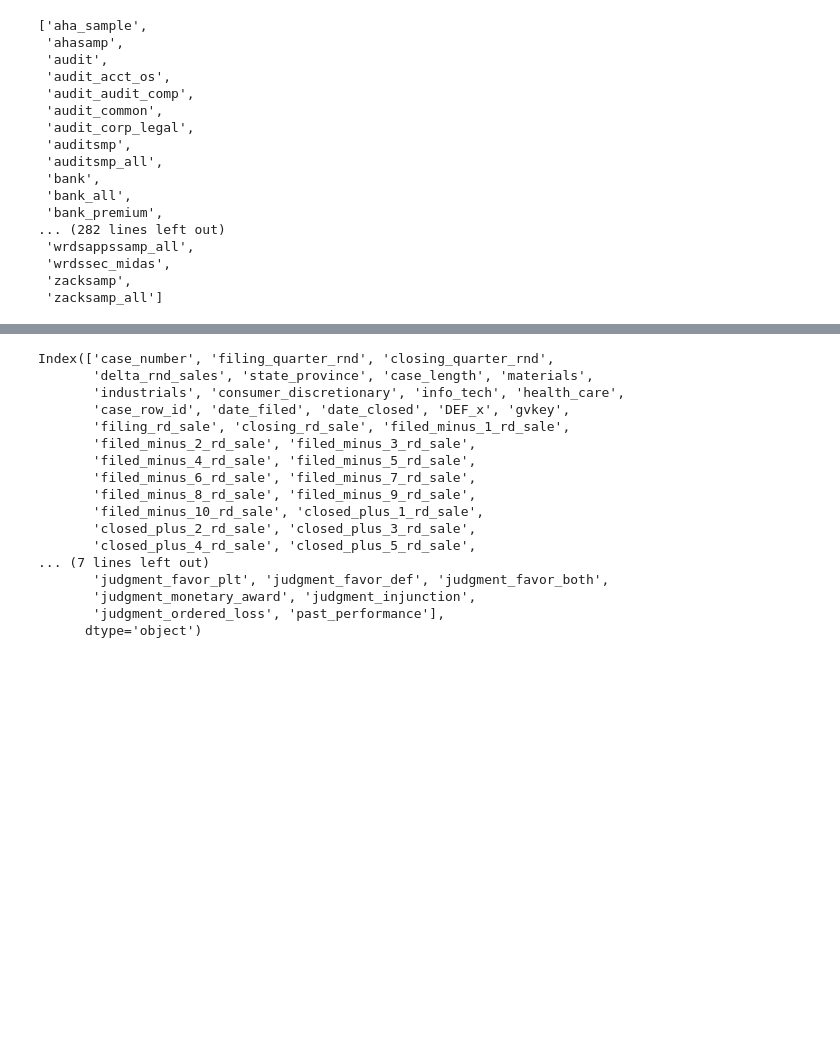
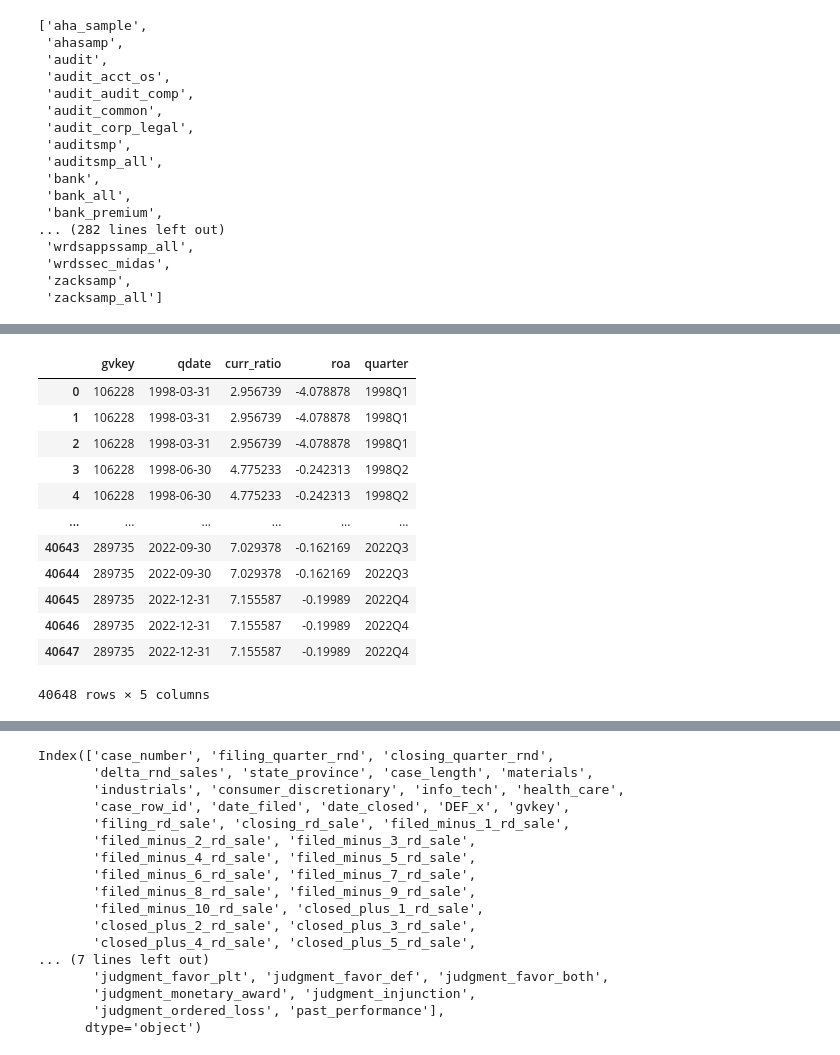
Before and after one commit to Sai0472003/PatentLitigation_Impact, a Jupyter notebook: Causal_Inference.ipynb, the cells around one changed output, grey strips where cells are left out. Cells and saved outputs as stored; diff of their text form; code cells hidden in the pictures; blank space fills up the shorter version.

```diff
--- a/Causal_Inference.ipynb
+++ b/Causal_Inference.ipynb
@@ -467,0 +406,20 @@ np.int64(0)
+# %%
+data = rnd.merge(npm[['case_number', 'defendant','filed_minus_1_npm', 'closed_plus_1_npm']],
+                 on=['case_number', 'defendant'], how='left')
+data = data.drop_duplicates()
+
+import pandas as pd
+import numpy as np
+
+# Ensure datetime format
+data['date_closed'] = pd.to_datetime(data['date_closed'])
+data['date_filed'] = pd.to_datetime(data['date_filed'])
+
+# Create 'quarter_before_closing' and 'quarter_after_closing'
+data['quarter_before_filing'] = (data['date_filed'] - pd.offsets.QuarterEnd(1)).dt.to_period('Q')
+data['quarter_after_closing'] = (data['date_closed'] + pd.offsets.QuarterEnd(1)).dt.to_period('Q')
+
+# Get unique gvkeys from your 'data' DataFrame
+unique_gvkeys = data['gvkey'].unique().tolist()
+
+data
@@ -467,0 +440,37 @@ np.int64(0)
+# %%
+import wrds
+import pandas as pd
+
+# Prepare gvkey list
+unique_gvkeys = data['gvkey'].astype(str).unique().tolist()
+gvkey_tuple = tuple(unique_gvkeys)
+if len(gvkey_tuple) == 1:
+    gvkey_tuple = (gvkey_tuple[0],)  # ensure tuple
+
+# Final correct query
+query = f"""
+    SELECT gvkey, qdate, curr_ratio, roa
+    FROM wrdsapps_finratio.firm_ratio
+    WHERE gvkey IN {gvkey_tuple}
+      AND qdate BETWEEN '1970-01-01' AND '2022-12-31'
+"""
+
+# Execute and prep
+df_ratios = conn.raw_sql(query, date_cols=['qdate'])
+df_ratios['quarter'] = df_ratios['qdate'].dt.to_period('Q')
+# %%
+df_ratios
+# %% [output]
+|  | gvkey | qdate | curr_ratio | roa | quarter |
+| 0 | 106228 | 1998-03-31 | 2.956739 | -4.078878 | 1998Q1 |
+| 1 | 106228 | 1998-03-31 | 2.956739 | -4.078878 | 1998Q1 |
+| 2 | 106228 | 1998-03-31 | 2.956739 | -4.078878 | 1998Q1 |
+| 3 | 106228 | 1998-06-30 | 4.775233 | -0.242313 | 1998Q2 |
+| 4 | 106228 | 1998-06-30 | 4.775233 | -0.242313 | 1998Q2 |
+| ... | ... | ... | ... | ... | ... |
+| 40643 | 289735 | 2022-09-30 | 7.029378 | -0.162169 | 2022Q3 |
+| 40644 | 289735 | 2022-09-30 | 7.029378 | -0.162169 | 2022Q3 |
+| 40645 | 289735 | 2022-12-31 | 7.155587 | -0.19989 | 2022Q4 |
+| 40646 | 289735 | 2022-12-31 | 7.155587 | -0.19989 | 2022Q4 |
+| 40647 | 289735 | 2022-12-31 | 7.155587 | -0.19989 | 2022Q4 |
+40648 rows × 5 columns
```
Also changed, not shown: parts of 6 cells of this notebook.
